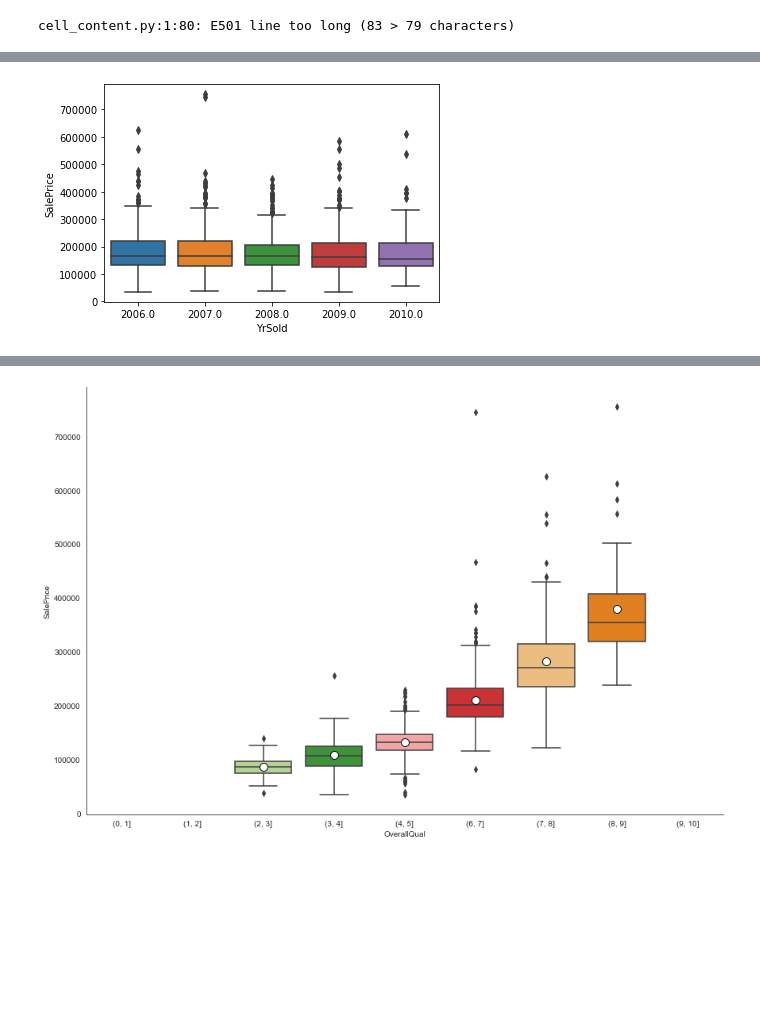
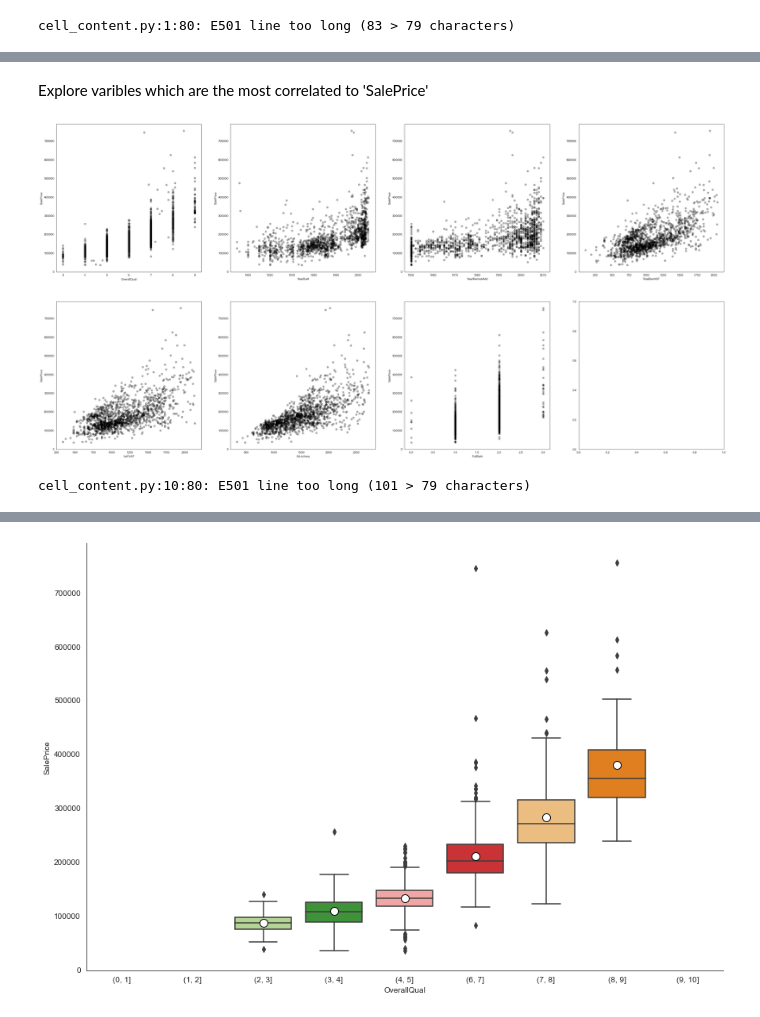
Before and after one commit to Remus9744/P8_Predict_House_Prices, a Jupyter notebook: P8_Notebook_Kaggle.ipynb, the cells around one changed output, grey strips where cells are left out. Drawn from its saved outputs; the diff is of its cells as text; code cells hidden in the pictures; blank space fills up the shorter version.

```diff
--- a/P8_Notebook_Kaggle.ipynb
+++ b/P8_Notebook_Kaggle.ipynb
@@ -925,32 +968,37 @@ pep8(_ih)
 cell_content.py:8:80: E501 line too long (89 > 79 characters)
+# %% [markdown]
+Explore varibles which are the most correlated to 'SalePrice'
 # %%
 # Param
-path = 'Figures/P8_ScatterPlots.jpg'
+path = 'Figures/P8_CorrSalePrice.jpg'
 
 # Get the desired col names
-cols_scatter_x = list(df_train_04.columns)
+cols_scatter_x = ['OverallQual', 'YearBuilt', 'YearRemodAdd',
+                  'TotalBsmtSF', '1stFlrSF', 'GrLivArea',
+                  'FullBath']
 cols_scatter_y = ['SalePrice']
 # Brutal plots : target vs every feature
-Plot_Scatter_2_Features_ALL(df_train_05, path, cols_scatter_x, cols_scatter_y, PltLine=4)
+Plot_Scatter_2_Features_ALL(df_train_05, path, cols_scatter_x, cols_scatter_y, PltLine=4, L=40, H=20)
 
 
 pep8(_ih)
+# %% [output]
+[figure, added]
+cell_content.py:10:80: E501 line too long (101 > 79 characters)
 # %%
-# Get the desired col names and explore
-cols_x = 'YrSold'
-cols_y = 'SalePrice'
-# Plot boxplot for more adapted cases
-Data = df_train_05.copy()
-sns.boxplot(x=cols_x, y=cols_y, data=Data)
+# # Get the desired col names and explore
+# cols_x = 'YrSold'
+# cols_y = 'SalePrice'
+# # Plot boxplot for more adapted cases
+# Data = df_train_05.copy()
+# sns.boxplot(x=cols_x, y=cols_y, data=Data)
 
-# Does not bring much, can be erased
-df_train_05 = df_train_05.drop(['YrSold'], axis=1)
-df_train_04 = df_train_04.drop(['YrSold'], axis=1)
-df_test_03 = df_test_03.drop(['YrSold'], axis=1)
+# # Does not bring much, can be erased
+# df_train_05 = df_train_05.drop(['YrSold'], axis=1)
+# df_train_04 = df_train_04.drop(['YrSold'], axis=1)
+# df_test_03 = df_test_03.drop(['YrSold'], axis=1)
 
-pep8(_ih)
+# pep8(_ih)
-# %% [output]
-[figure, removed]
 # %%
 # Get the desired col names and explore
 cols_x = 'YearRemodAdd'
```
Also changed, not shown: parts of 19 cells of this notebook.
